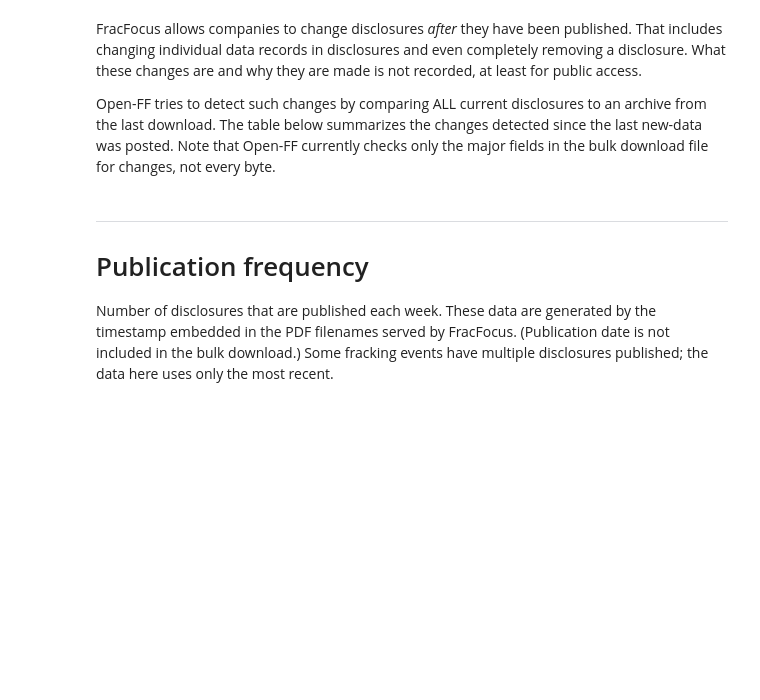
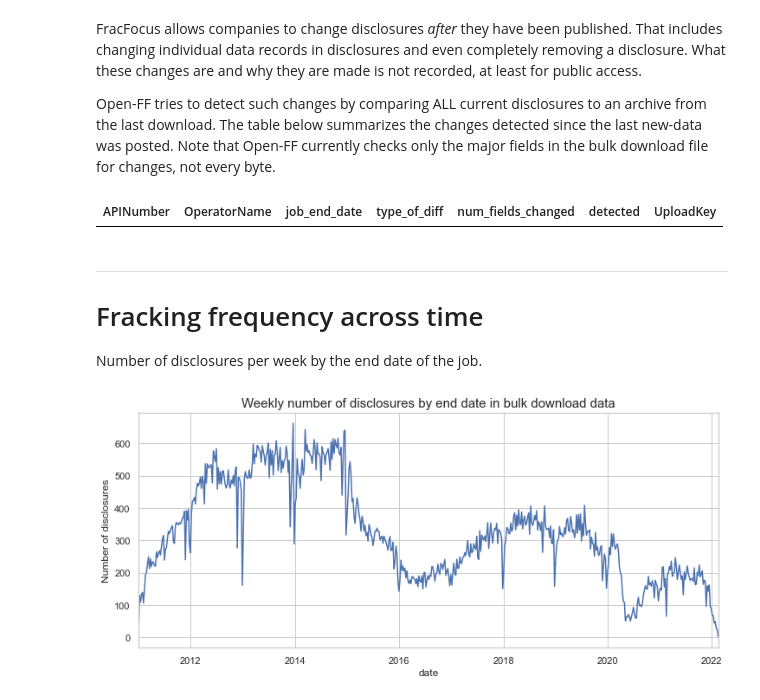
Before and after one commit to gwallison/openFF-catalog, a Jupyter notebook: new_data_summary.ipynb, the cells around one changed output. Drawn from its saved outputs; the diff is of its cells as text; code cells hidden in the pictures; blank space fills up the shorter version.

```diff
--- a/new_data_summary.ipynb
+++ b/new_data_summary.ipynb
@@ -463,18 +492,27 @@ def get_orig_date(s):
         return pd.to_datetime(l[0])
     except:
         return s
+def get_num_fields(s):
+    if s:
+        return str(s.count(';'))
+    return '?'
 
-silent = pd.read_csv(transformed_loc+'tripwire_summary.csv',quotechar='$',encoding='utf-8')
+silent = pd.read_csv(transformed_loc+'tripwire_summary.csv',quotechar='$',encoding='utf-8',
+                    dtype={'APINumber':'str'})
 silent['detected'] = pd.to_datetime(silent.new_date)
 silent['job_end_date'] = silent.orig_date.map(lambda x: get_orig_date(x))
+silent.fields_changed.fillna('dropped',inplace=True)
+silent['num_fields_changed'] = silent.fields_changed.map(lambda x: get_num_fields(x))
 silent = silent[silent.detected>last_report_dt]
 iShow(silent[['APINumber','OperatorName','job_end_date','type_of_diff',
-              'fields_changed','detected','UploadKey']].reset_index(drop=True),maxBytes=0)
+              'num_fields_changed','detected','UploadKey']].reset_index(drop=True),maxBytes=0)
+# %% [output]
+| APINumber | OperatorName | job_end_date | type_of_diff | num_fields_changed | detected | UploadKey |
 # %% [markdown]
 ---
 <a id='pubfreq'></a>
-# Publication frequency
-Number of disclosures that are published each week.  These data are generated by the timestamp embedded in the PDF filenames served by FracFocus. (Publication date is not included in the bulk download.)   Some fracking events have multiple disclosures published; the data here uses only the most recent.
+# Fracking frequency across time
+Number of disclosures per week by the end date of the job.
 # %%
 # updates['added'] = updates.dt_added.apply( lambda updates : datetime(year=updates.year, month=updates.month, day=updates.day))
 # updates.set_index(updates["added"],inplace=True)
@@ -507,2 +547,16 @@ wk_sum.plot(figsize=(12,5),title='Number of disclosures published by FracFocus w
+# %%
+
+alldf = df[df.data_source=='bulk'].groupby('UploadKey',as_index=False)['date'].first()
+#alldf = df.groupby('UploadKey',as_index=False)['date'].first()
+alldf = alldf[(alldf.date.dt.year>2010)&(alldf.date.dt.year<=datetime.now().year)]
+gb = alldf.groupby('date').size()
+allwk_sum = gb.resample("W").sum()
+
+#ax = wk_sum.plot(figsize=(12,5),title='Number of disclosures published by FracFocus weekly', ylabel='Number of disclosures');
+
+ax = allwk_sum.plot(figsize=(12,5), ylabel='Number of disclosures');
+ax.set_title('Weekly number of disclosures by end date in bulk download data',fontsize=15);
+# %% [output]
+[figure, added]
 # %%
 set_page_param()
```
Also changed, not shown: parts of 16 cells of this notebook, 11 other files.
